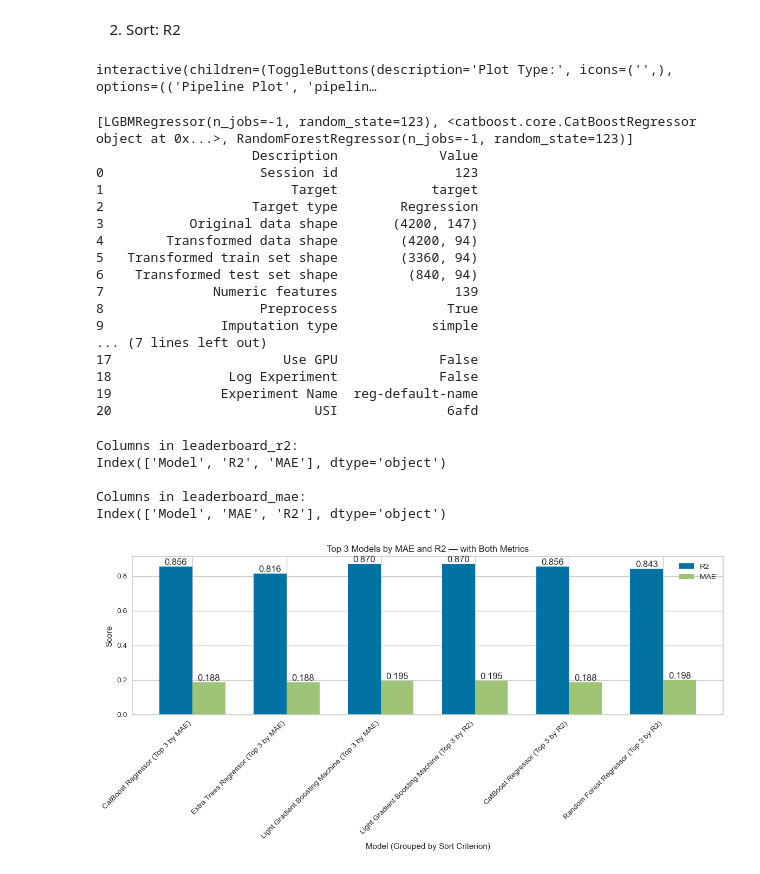
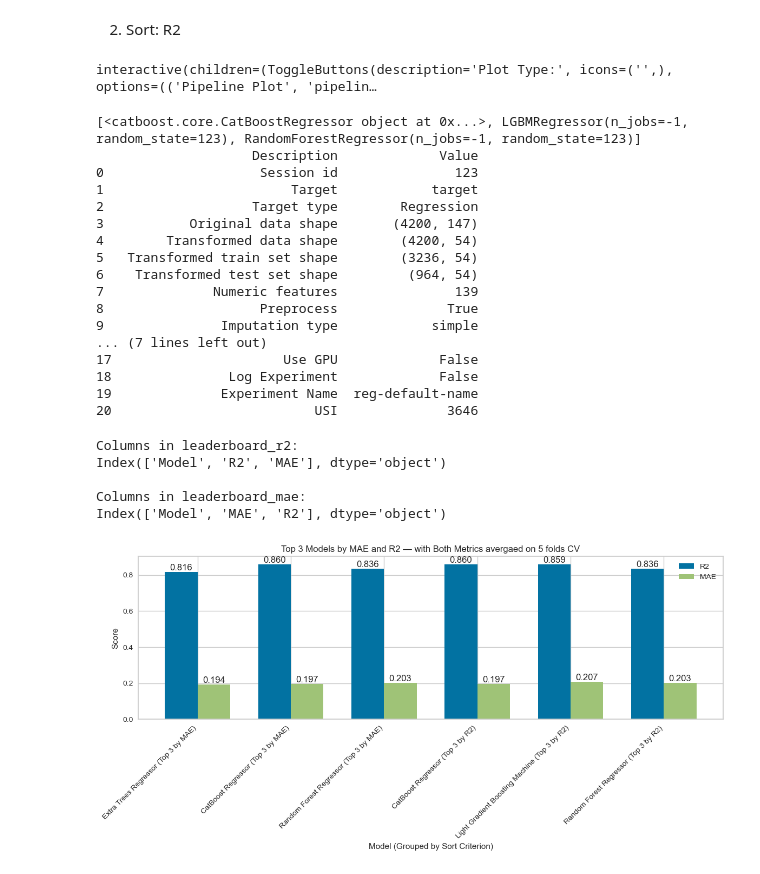
Before and after one commit to submerged-in-matrix/materials-ml-projects-, a Jupyter notebook: Projects/P_2_Formation_Energy_Prediction/notebook/P_2_Formation_Energy.ipynb, the cells around one changed output. Saved outputs shown, nothing was run; the diff lists cells and outputs as text; code cells hidden in the pictures.

```diff
--- a/Projects/P_2_Formation_Energy_Prediction/notebook/P_2_Formation_Energy.ipynb
+++ b/Projects/P_2_Formation_Energy_Prediction/notebook/P_2_Formation_Energy.ipynb
@@ -496,10 +624,10 @@ regression_setup = setup(
     target='target',
     session_id=123,
     fold=5,
-    train_size=0.8,
+    train_size=0.7705398109856391,  # Initial assumption was 0.8
     n_jobs=-1,
     remove_multicollinearity=True,
-    multicollinearity_threshold=0.9,
+    multicollinearity_threshold=0.784608376760703,  # Initial assumption was 0.9
     verbose=False,
     #remove_outliers=True,
     #outliers_threshold=0.05
@@ -513,15 +641,15 @@ summary_df = pull()
 print(summary_df)
 # %% [output]
 interactive(children=(ToggleButtons(description='Plot Type:', icons=('',), options=(('Pipeline Plot', 'pipelin…
-[LGBMRegressor(n_jobs=-1, random_state=123), <catboost.core.CatBoostRegressor object at 0x...>, RandomForestRegressor(n_jobs=-1, random_state=123)]
+[<catboost.core.CatBoostRegressor object at 0x...>, LGBMRegressor(n_jobs=-1, random_state=123), RandomForestRegressor(n_jobs=-1, random_state=123)]
                     Description             Value
 0                    Session id               123
 1                        Target            target
 2                   Target type        Regression
 3           Original data shape       (4200, 147)
-4        Transformed data shape        (4200, 94)
-5   Transformed train set shape        (3360, 94)
-6    Transformed test set shape         (840, 94)
+4        Transformed data shape        (4200, 54)
+5   Transformed train set shape        (3236, 54)
+6    Transformed test set shape         (964, 54)
 7              Numeric features               139
 8                    Preprocess              True
 9               Imputation type            simple
@@ -529,7 +657,7 @@ interactive(children=(ToggleButtons(description='Plot Type:', icons=('',), optio
 17                      Use GPU             False
 18               Log Experiment             False
 19              Experiment Name  reg-default-name
-20                          USI              6afd
+20                          USI              3646
 # %%
 print("Columns in leaderboard_r2:")
 print(leaderboard_r2.columns)
@@ -558,32 +686,32 @@ combined_df = pd.concat([leaderboard_mae_grouped, leaderboard_r2_grouped], ignor
 
 # To avoid duplicate model labels (if overlap), add source label
 combined_df['Model_Label'] = combined_df['Model'] + " (" + combined_df['Group'] + ")"
 
 # Plot settings
 bar_width = 0.35
 x_indexes = range(len(combined_df))
 
 plt.figure(figsize=(12, 6))
 
 # Plot bars
 r2_bars = plt.bar([i - bar_width/2 for i in x_indexes], combined_df['R2'], width=bar_width, label='R2')
 mae_bars = plt.bar([i + bar_width/2 for i in x_indexes], combined_df['MAE'], width=bar_width, label='MAE')
 
 # Labels and layout
 plt.xlabel("Model (Grouped by Sort Criterion)")
 plt.ylabel("Score")
-plt.title("Top 3 Models by MAE and R2 — with Both Metrics")
+plt.title("Top 3 Models by MAE and R2 — with Both Metrics avergaed on 5 folds CV")
 plt.xticks(ticks=x_indexes, labels=combined_df['Model_Label'], rotation=45, ha='right')
 plt.legend()
 
 # Annotate bars
 for bars in [r2_bars, mae_bars]:
     for bar in bars:
         height = bar.get_height()
         if pd.notnull(height):
             plt.text(bar.get_x() + bar.get_width()/2, height, f'{height:.3f}', ha='center', va='bottom')
 
 plt.tight_layout()
 plt.show()
 # %% [output]
-[figure, old version]
+[figure, new version]
```
Also changed, not shown: parts of 16 cells of this notebook, 23 other files.
